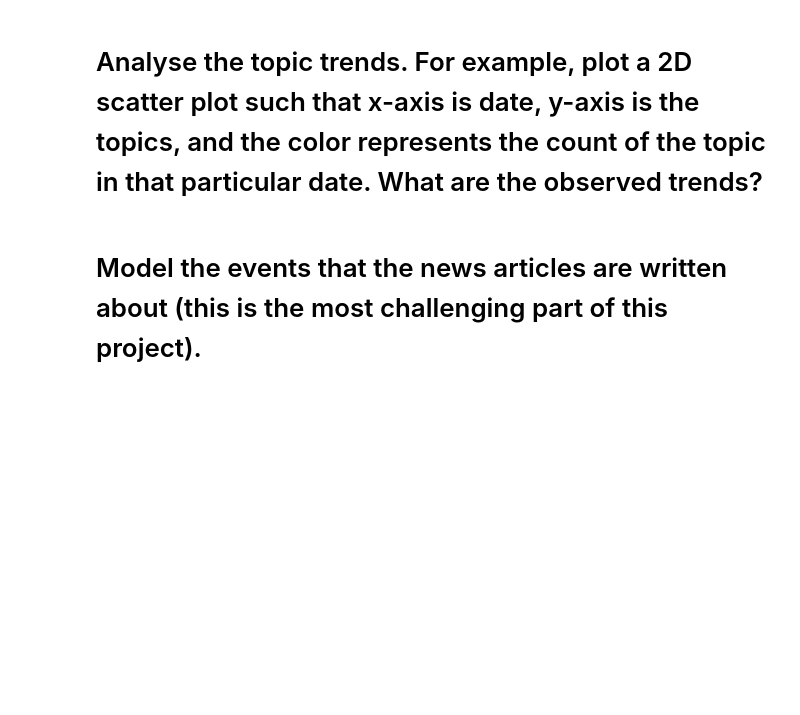
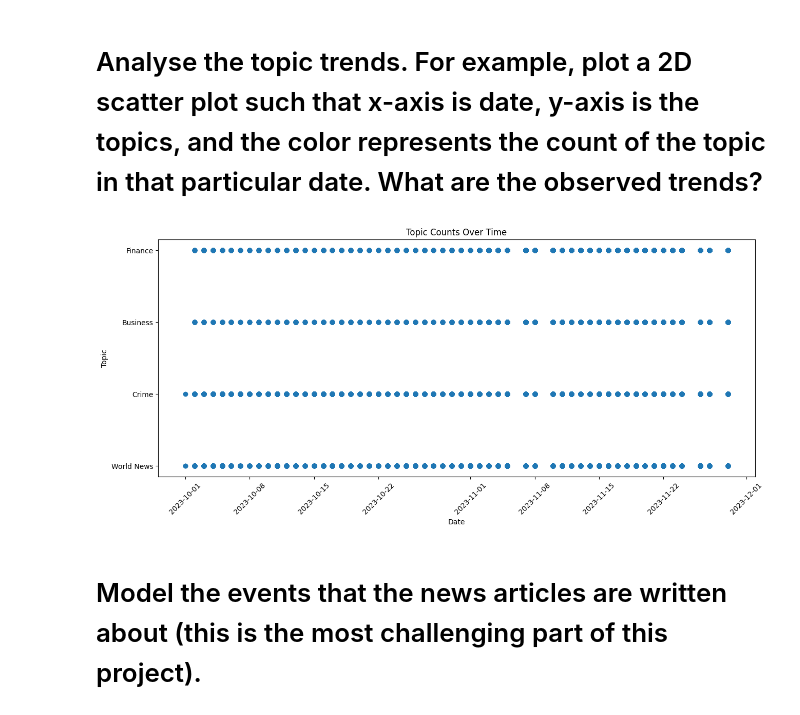
Before and after one commit to Tousside/news_correlation_10ac_week0, a Jupyter notebook: notebook/Task_2.ipynb, the cells around one changed output. Saved outputs shown, nothing was run; the diff lists cells and outputs as text; code cells hidden in the pictures; blank space fills up the shorter version.

```diff
--- a/notebook/Task_2.ipynb
+++ b/notebook/Task_2.ipynb
@@ -304,3 +343 @@ df.head()
 # Which websites reported the most diverse topics?
-# %%
-news_data['topics']=df["topics"]
@@ -311,5 +362,29 @@ news_data.head()
 # %% [markdown]
 # Analyse the topic trends. For example, plot a 2D scatter plot such that x-axis is date, y-axis is the topics, and the color represents the count of the topic in that particular date. What  are the observed trends?
+# %%
+news_data["published_at"] =news_data["published_at"].str.split('.', expand=True)[0]
+# %%
+news_data["published_at"] =pd.to_datetime(news_data["published_at"], format="%Y-%m-%d %H:%M:%S")
+# %%
+# extract date from date time
+news_data["published_date"] =news_data["published_at"].dt.date
+# %%
+plt.figure(figsize=(15, 6))
+plt.scatter(news_data['published_date'], news_data['Title_topic'])
+
+# Add labels and title
+plt.xlabel('Date')
+plt.ylabel('Topic')
+plt.title('Topic Counts Over Time')
+
+
+# Rotate date labels for better readability
+plt.xticks(rotation=45)
+
+# Show plot
+plt.show()
+# %% [output]
+[figure, added]
 # %% [markdown]
 # Model the events that the news articles are written about (this is the most challenging part of this project).
 # %% [markdown]
```
Also changed, not shown: parts of 32 cells of this notebook.
